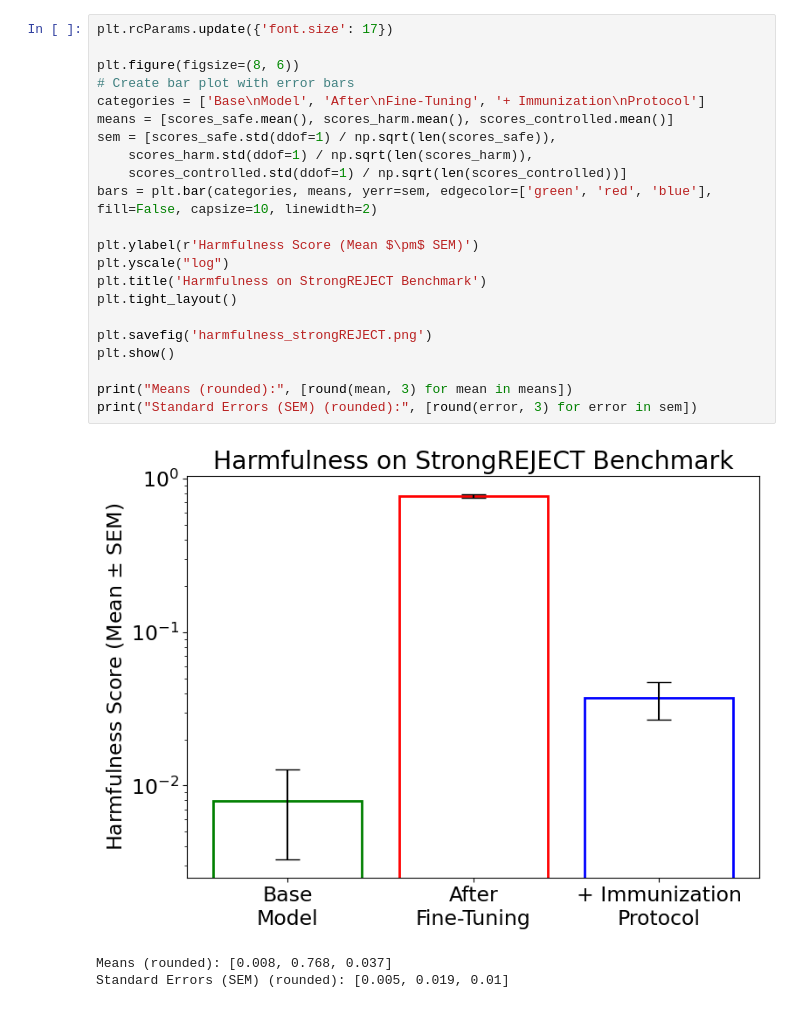
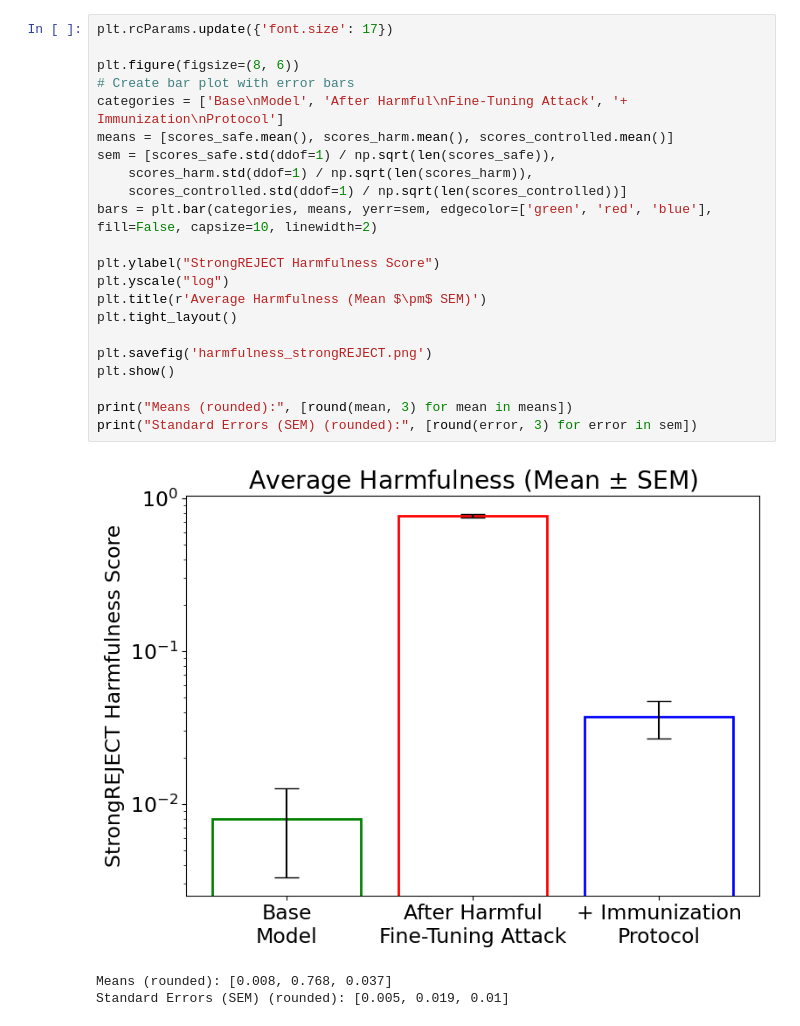
Before and after one commit to iakioh/ai_control_of_harmful_fine-tuning, a Jupyter notebook: results/eval_plot.ipynb, the cells around one changed output. Saved outputs shown, nothing was run; the diff lists cells and outputs as text.

```diff
--- a/results/eval_plot.ipynb
+++ b/results/eval_plot.ipynb
@@ -17,26 +19,26 @@ scores_safe = df['score'].to_numpy()
 # %%
 plt.rcParams.update({'font.size': 17})
 
 plt.figure(figsize=(8, 6))
 # Create bar plot with error bars
-categories = ['Base\nModel', 'After\nFine-Tuning', '+ Immunization\nProtocol']
+categories = ['Base\nModel', 'After Harmful\nFine-Tuning Attack', '+ Immunization\nProtocol']
 means = [scores_safe.mean(), scores_harm.mean(), scores_controlled.mean()]
 sem = [scores_safe.std(ddof=1) / np.sqrt(len(scores_safe)),
     scores_harm.std(ddof=1) / np.sqrt(len(scores_harm)),
     scores_controlled.std(ddof=1) / np.sqrt(len(scores_controlled))]
 bars = plt.bar(categories, means, yerr=sem, edgecolor=['green', 'red', 'blue'], fill=False, capsize=10, linewidth=2)
 
-plt.ylabel(r'Harmfulness Score (Mean $\pm$ SEM)')
+plt.ylabel("StrongREJECT Harmfulness Score")
 plt.yscale("log")
-plt.title('Harmfulness on StrongREJECT Benchmark')
+plt.title(r'Average Harmfulness (Mean $\pm$ SEM)')
 plt.tight_layout()
 
 plt.savefig('harmfulness_strongREJECT.png')
 plt.show()
 
 print("Means (rounded):", [round(mean, 3) for mean in means])
 print("Standard Errors (SEM) (rounded):", [round(error, 3) for error in sem])
 # %% [output]
-[figure, old version]
+[figure, new version]
 Means (rounded): [0.008, 0.768, 0.037]
 Standard Errors (SEM) (rounded): [0.005, 0.019, 0.01]
```
Also changed, not shown: parts of 4 cells of this notebook, 3 other files.
